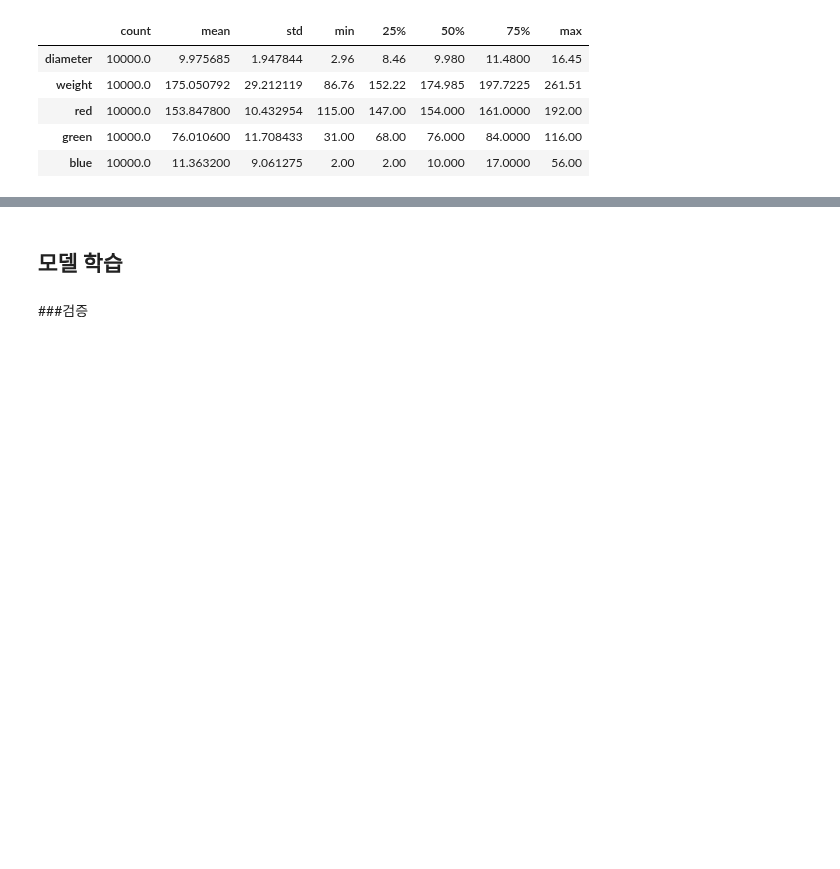
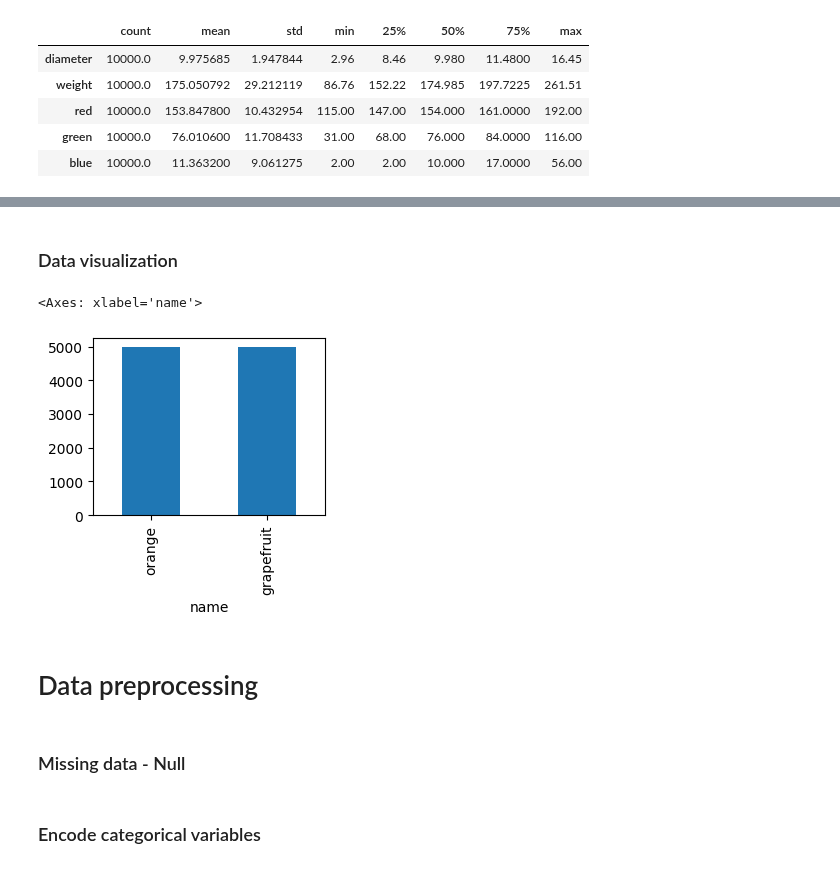
Before and after one commit to 20161609/AI-Tech-Learning, a Jupyter notebook: 13_nn_bin_citrus.ipynb, the cells around one changed output, grey strips where cells are left out. Cells and saved outputs as stored; diff of their text form; code cells hidden in the pictures; blank space fills up the shorter version.

Commit message:
13_nn_bin_citrus - All about functional parts have been updated.

```diff
--- a/13_nn_bin_citrus.ipynb
+++ b/13_nn_bin_citrus.ipynb
@@ -13,3 +32,5 @@ SEED = 42
 # %%
-!wget https://raw.githubusercontent.com/devdio/flyai_datasets/main/citrus.csv
+citrus_link = 'https://raw.githubusercontent.com/devdio/flyai_datasets/main/citrus.csv'
+df = pd.read_csv(citrus_link)
+df.shape
 # %% [output]
@@ -40,5 +38,4 @@ citrus.head()
 # %%
-df = citrus.copy()
 df.info()
 # %% [output]
 <class 'pandas.core.frame.DataFrame'>
@@ -126,3 +62,0 @@ df.duplicated().sum()
-# %%
-df = df.sample(frac=1, random_state=SEED)
-df.head()
@@ -240,4 +62,0 @@ plot_history(history)
-# %% [markdown]
-## 모델 학습
-# %% [markdown]
-###검증
@@ -263,0 +63,11 @@ print_metrics(y_test_e, y_pred)
+# %% [markdown]
+### Data visualization
+# %%
+df['name'].value_counts().plot(kind='bar', figsize=(3, 2.3) )
+# %% [output]
+<Axes: xlabel='name'>
+[figure, added]
+# %% [markdown]
+# Data preprocessing
+# %% [markdown]
+### Missing data - Null
@@ -263,0 +88,2 @@ print_metrics(y_test_e, y_pred)
+# %% [markdown]
+### Encode categorical variables
```
Also changed, not shown: parts of 77 cells of this notebook.
